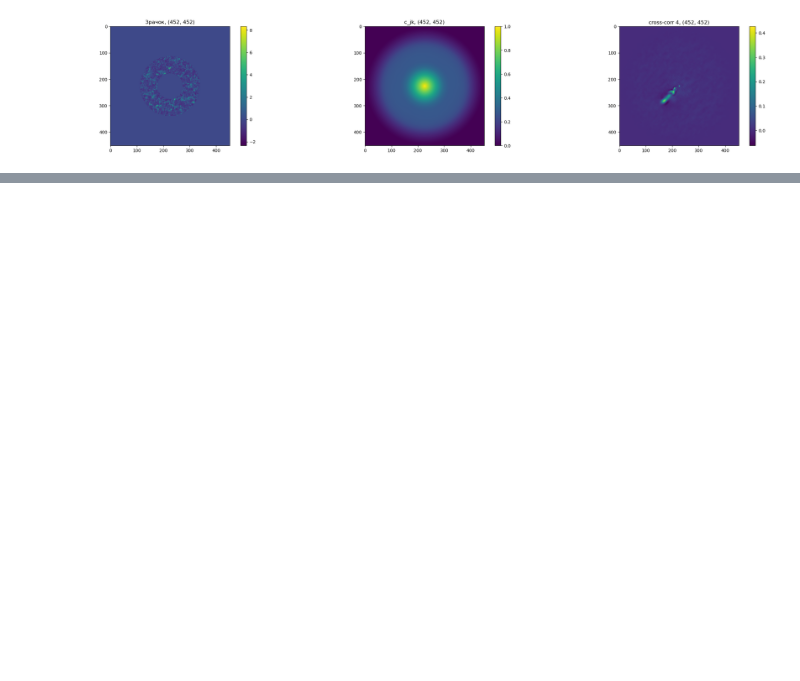
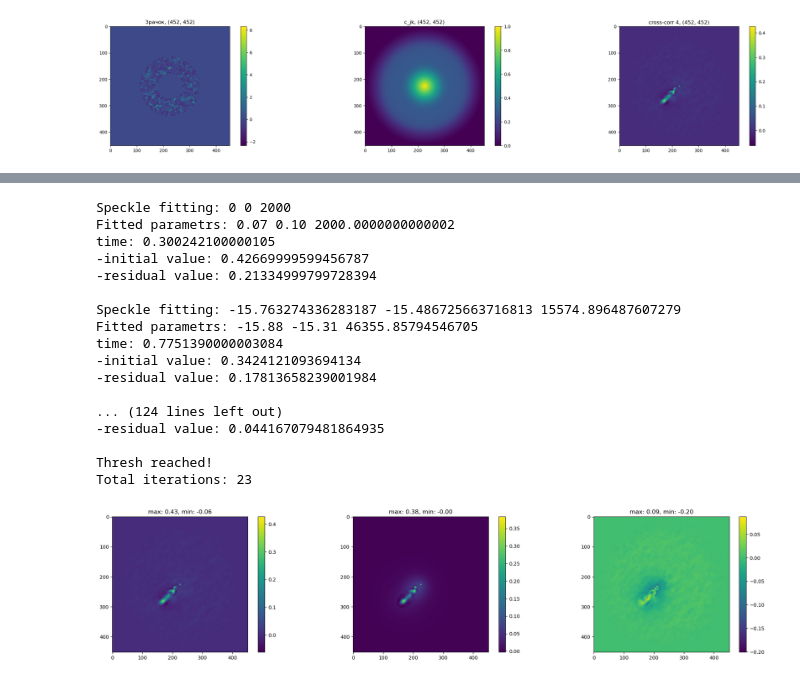
Before and after one commit to AntonMate/domecam, a Jupyter notebook: curvefitting_se.ipynb, the cells around one changed output, grey strips where cells are left out. Drawn from its saved outputs; the diff is of its cells as text; code cells hidden in the pictures; blank space fills up the shorter version.

```diff
--- a/curvefitting_se.ipynb
+++ b/curvefitting_se.ipynb
@@ -340,3 +270,34 @@ dome turb counted 1 times: 3.648698675913903e-12
+# %%
+comps, residual, clean = CLEAN(new_image, gain=0.5, thresh=0.091, niter=150)
+# CLEAN(data, gain=1, thresh=np.mean(data), niter=150) - неплохие настройки
+
+fig, (ax, ax2, ax3) = plt.subplots(1, 3, figsize=(25, 5))
+fig.colorbar(ax.imshow(data), ax=ax)
+fig.colorbar(ax2.imshow(clean), ax=ax2)
+fig.colorbar(ax3.imshow(residual), ax=ax3)
+ax.set_title(f'max: {np.max(data):.2f}, min: {np.min(data):.2f}')
+ax2.set_title(f'max: {np.max(clean):.2f}, min: {np.min(clean):.2f}')
+ax3.set_title(f'max: {np.max(residual):.2f}, min: {np.min(residual):.2f}')
+print('')
+# %% [output]
+Speckle fitting: 0 0 2000
+Fitted parametrs: 0.07 0.10 2000.0000000000002
+time: 0.300242100000105
+-initial value: 0.42669999599456787
+-residual value: 0.21334999799728394
+
+Speckle fitting: -15.763274336283187 -15.486725663716813 15574.896487607279
+Fitted parametrs: -15.88 -15.31 46355.85794546705
+time: 0.7751390000003084
+-initial value: 0.3424121093694134
+-residual value: 0.17813658239001984
+
+... (124 lines left out)
+-residual value: 0.044167079481864935
+
+Thresh reached!
+Total iterations: 23
+[figure, added]
 # %%
 myparams = np.stack((vx, vy, z))
 myparams2=[]
```
Also changed, not shown: parts of 7 cells of this notebook.
